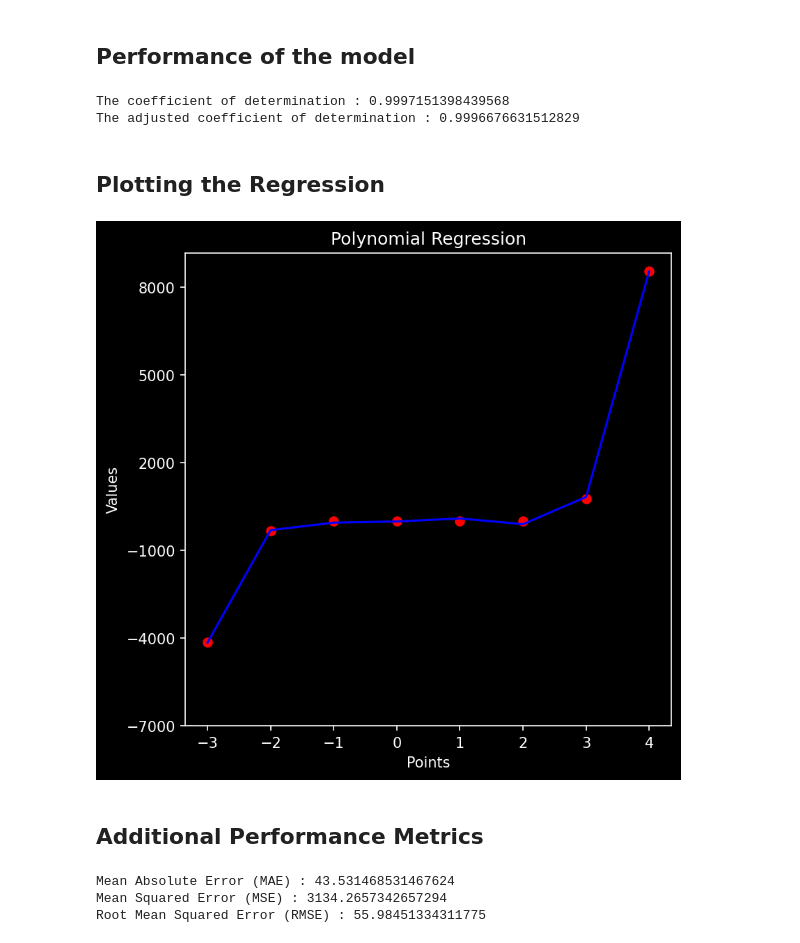
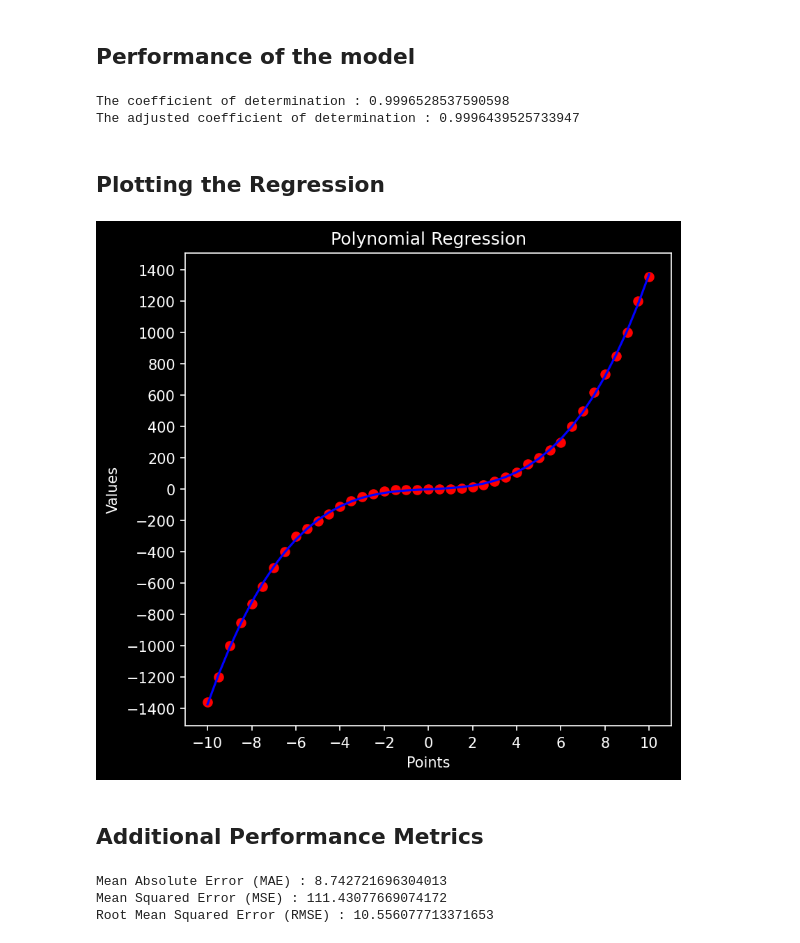
Before and after one commit to debjitpal5040/ML_Algorithms, a Jupyter notebook: Machine Learning/Supervised Learning/Regression/Polynomial Regression/Polynomial_Regression.ipynb, the cells around one changed output. Cells and saved outputs as stored; diff of their text form; code cells hidden in the pictures.

```diff
--- a/Machine Learning/Supervised Learning/Regression/Polynomial Regression/Polynomial_Regression.ipynb
+++ b/Machine Learning/Supervised Learning/Regression/Polynomial Regression/Polynomial_Regression.ipynb
@@ -99,7 +99,7 @@ plt.savefig("Images/Points_vs_Values.png",bbox_inches='tight')
 ## Elbow Curve Drawing
 # %%
 rmse=[]
-for i in range(1, 9):
+for i in range(1, 41):
     poly_reg = PolynomialFeatures(degree=i)
     x_poly= poly_reg.fit_transform(X)
     lin_reg= LinearRegression()
@@ -108,11 +108,11 @@ for i in range(1, 9):
     rmse.append(mean_squared_error(y, y_pred, squared=False))
 plt.figure(figsize=(6, 6), dpi=150)
 plt.style.use('dark_background')
-plt.plot(range(1,9),rmse,linestyle='dashed',color='blue',marker='o',markerfacecolor='red')
-plt.xticks(np.arange(1, 9, 1))
-plt.yticks(np.arange(0,2500,500))
+plt.plot(range(1,41), rmse, linestyle='dashed', color='blue', marker='o', markerfacecolor='red')
+plt.xticks(np.arange(1, 41, 2))
+plt.yticks(np.arange(0,250,50))
 plt.xlabel('Degree of Polynomial')
 plt.ylabel('Error Rate')
 plt.title('Degree of Polynomial vs Error Rate')
-plt.savefig("Images/Degree_of_Polynomial_vs_Error_Rate.png",bbox_inches='tight')
+plt.savefig("Images/Degree_of_Polynomial_vs_Error_Rate.png", bbox_inches='tight')
 # %% [output]
@@ -120,7 +120,7 @@ plt.savefig("Images/Degree_of_Polynomial_vs_Error_Rate.png",bbox_inches='tight')
 # %% [markdown]
 ## Taking the optimal degree of the polynomial and building the model
 # %%
-poly_reg = PolynomialFeatures(degree=5)
+poly_reg = PolynomialFeatures(degree=3)
 x_poly = poly_reg.fit_transform(X)
 lin_reg = LinearRegression()
 lin_reg.fit(x_poly, y)
@@ -133,23 +133,23 @@ print("The coefficient of determination :", r2_score(y,y_pred))
 adjusted_r2_score = 1 - ((1-r2_score(y,y_pred))*(len(y)-1))/(len(y)-X.shape[1]-1)
 print("The adjusted coefficient of determination :", adjusted_r2_score)
 # %% [output]
-The coefficient of determination : 0.9997151398439568
-The adjusted coefficient of determination : 0.9996676631512829
+The coefficient of determination : 0.9996528537590598
+The adjusted coefficient of determination : 0.9996439525733947
 # %% [markdown]
 ## Plotting the Regression
 # %%
 plt.figure(figsize=(6, 6), dpi=150)
 plt.style.use('dark_background')
 plt.scatter(X, y, color='red')
 plt.plot(X, y_pred, color='blue')
-plt.xticks(np.arange(-3, 5, 1))
-plt.yticks(np.arange(-7000,9000,3000))
+plt.xticks(np.arange(-10, 11, 2))
+plt.yticks(np.arange(-1400,1500,200))
 plt.xlabel("Points")
 plt.ylabel("Values")
 plt.title("Polynomial Regression")
 plt.savefig("Images/Polynomial_Regression.png",bbox_inches='tight')
 # %% [output]
-[figure, old version]
+[figure, new version]
 # %% [markdown]
 ## Additional Performance Metrics
 # %%
@@ -157,6 +157,6 @@ print('Mean Absolute Error (MAE) :', mean_absolute_error(y, y_pred))
 print('Mean Squared Error (MSE) :', mean_squared_error(y, y_pred))
 print('Root Mean Squared Error (RMSE) :', mean_squared_error(y, y_pred, squared=False))
 # %% [output]
-Mean Absolute Error (MAE) : 43.531468531467624
-Mean Squared Error (MSE) : 3134.2657342657294
-Root Mean Squared Error (RMSE) : 55.98451334311775
+Mean Absolute Error (MAE) : 8.742721696304013
+Mean Squared Error (MSE) : 111.43077669074172
+Root Mean Squared Error (RMSE) : 10.556077713371653
```
Also changed, not shown: parts of 6 cells of this notebook, 25 other files.
